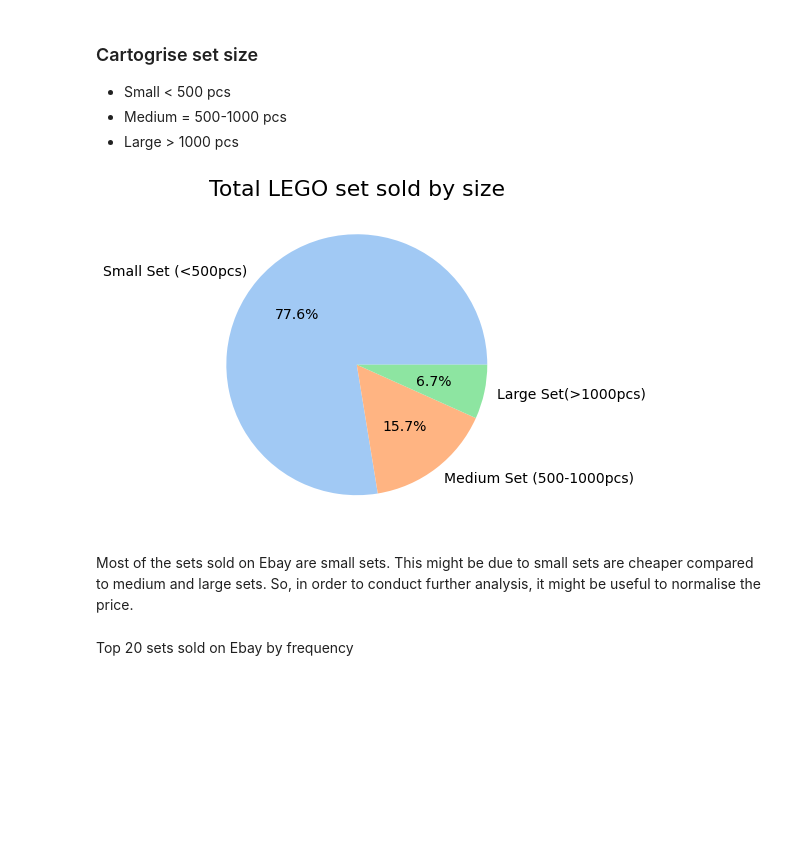
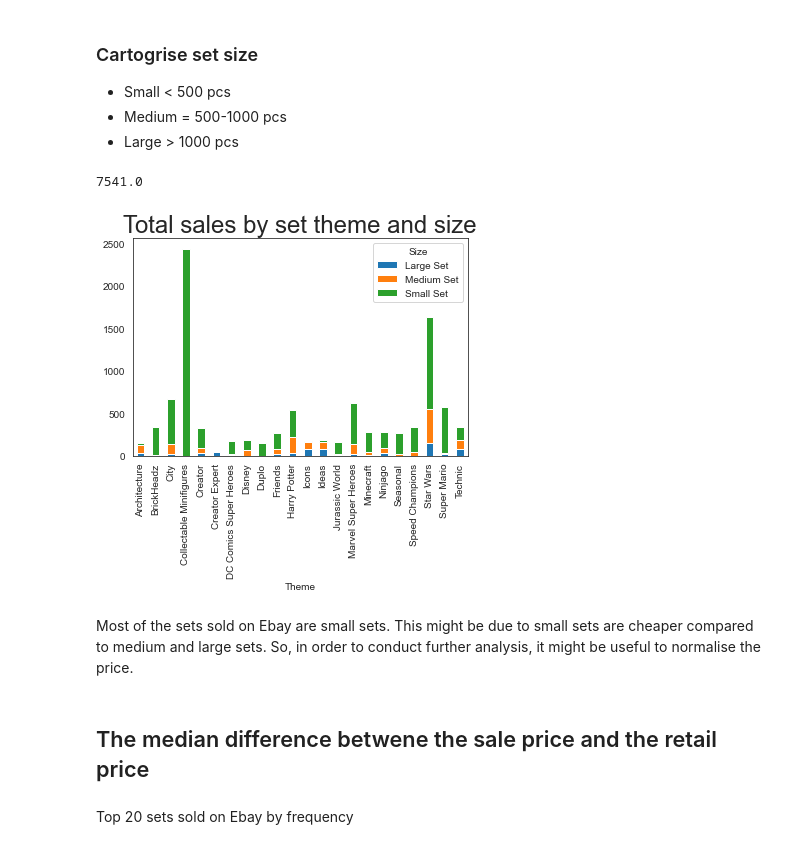
Before and after one commit to onguyenquanghuy/lego_resale_price_prediction, a Jupyter notebook: lego_resale_price_prediction.ipynb, the cells around one changed output. Saved outputs shown, nothing was run; the diff lists cells and outputs as text; code cells hidden in the pictures; blank space fills up the shorter version.

```diff
--- a/lego_resale_price_prediction.ipynb
+++ b/lego_resale_price_prediction.ipynb
@@ -249,18 +276,26 @@ Clearly we can see each themes has its own price range.
 * Small < 500 pcs
 * Medium = 500-1000 pcs
 * Large > 1000 pcs
+# %%
+df['Pieces'].max()
+# %% [output]
+7541.0
 # %%
 df['Pieces'] = df['Pieces'].fillna(0).astype('int64')
-small_set = df[df['Pieces'] <= 500].shape[0]
-medium_set = df[(df['Pieces'] > 500) & (df['Pieces'] <= 1000)].shape[0]
-large_set = df[df['Pieces'] > 1000].shape[0]
+df.loc[df['Pieces'] <= 500, 'Size'] = 'Small Set'
+df.loc[(df['Pieces'] > 500) & (df['Pieces'] <= 1000) ,'Size'] = 'Medium Set'
+df.loc[df['Pieces'] > 1000, 'Size'] = 'Large Set'
 # %%
-fig, ax = plt.subplots(figsize=(8,6))
+# fig, ax = plt.subplots(figsize=(14,6))
 colors = sns.color_palette('pastel')
-ax = plt.pie(labels=['Small Set (<500pcs)', 'Medium Set (500-1000pcs)', 'Large Set(>1000pcs)'], x=[small_set, medium_set, large_set], autopct='%.1f%%', colors=colors, textprops={'fontsize': 14})
-plt.title('Total LEGO set sold by size', size= 22)
+# ax = df['Size'].value_counts().plot.pie(autopct='%.1f%%', colors=colors, textprops={'fontsize': 14})
+ax = df.groupby(['Theme','Size']).size().unstack().plot(kind='bar', stacked=True)
+plt.title('Total sales by set theme and size', size = 24)
+# plt.ylabel('')
 plt.show()
 # %% [output]
-[figure, old version]
+[figure, new version]
 # %% [markdown]
 Most of the sets sold on Ebay are small sets. This might be due to small sets are cheaper compared to medium and large sets. So, in order to conduct further analysis, it might be useful to normalise the price.
+# %% [markdown]
+## The median difference betwene the sale price and the retail price
```
Also changed, not shown: parts of 17 cells of this notebook.
